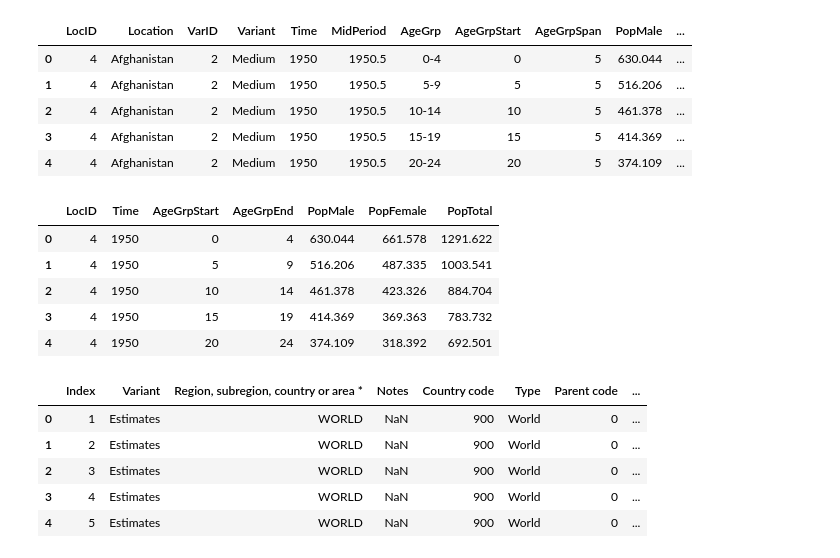
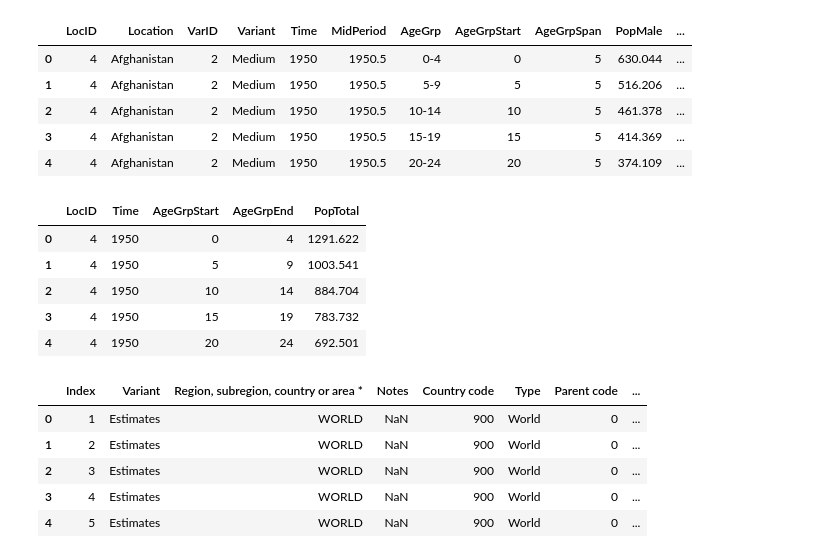
Before and after one commit to YannChye/noPreferenceInCamelCase, a Jupyter notebook: 01_transform_data_new.ipynb, the cells around one changed output. Saved outputs shown, nothing was run; the diff lists cells and outputs as text; code cells hidden in the pictures.

```diff
--- a/01_transform_data_new.ipynb
+++ b/01_transform_data_new.ipynb
@@ -106,17 +106,17 @@ population_df.head()
 # %%
 # clean population data
 population_df["AgeGrpEnd"]=population_df["AgeGrpStart"]+4
-population_df=population_df[["LocID","Time","AgeGrpStart","AgeGrpEnd","PopMale","PopFemale","PopTotal"]]
+population_df=population_df[["LocID","Time","AgeGrpStart","AgeGrpEnd","PopTotal"]]
 # remove projections into the future (population survey conducted in 2019)
 population_df=population_df[population_df["Time"]<=2019]
 population_df.head()
 # %% [output]
-|  | LocID | Time | AgeGrpStart | AgeGrpEnd | PopMale | PopFemale | PopTotal |
-| 0 | 4 | 1950 | 0 | 4 | 630.044 | 661.578 | 1291.622 |
-| 1 | 4 | 1950 | 5 | 9 | 516.206 | 487.335 | 1003.541 |
-| 2 | 4 | 1950 | 10 | 14 | 461.378 | 423.326 | 884.704 |
-| 3 | 4 | 1950 | 15 | 19 | 414.369 | 369.363 | 783.732 |
-| 4 | 4 | 1950 | 20 | 24 | 374.109 | 318.392 | 692.501 |
+|  | LocID | Time | AgeGrpStart | AgeGrpEnd | PopTotal |
+| 0 | 4 | 1950 | 0 | 4 | 1291.622 |
+| 1 | 4 | 1950 | 5 | 9 | 1003.541 |
+| 2 | 4 | 1950 | 10 | 14 | 884.704 |
+| 3 | 4 | 1950 | 15 | 19 | 783.732 |
+| 4 | 4 | 1950 | 20 | 24 | 692.501 |
 # %%
 # match country id across country_df and population_df to ensure no unrepresented country codes
 country_id=country_df.id.tolist()
```
Also changed, not shown: parts of 1 cell of this notebook, 2 other files.
